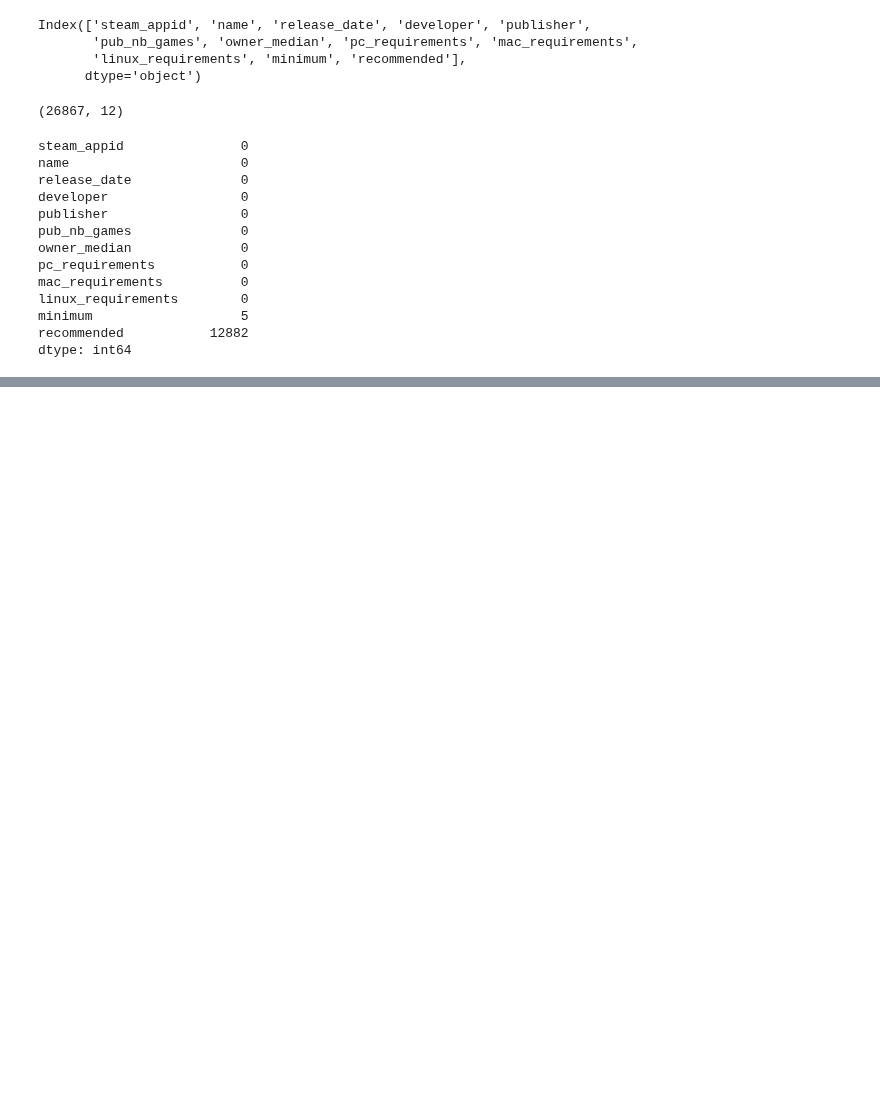
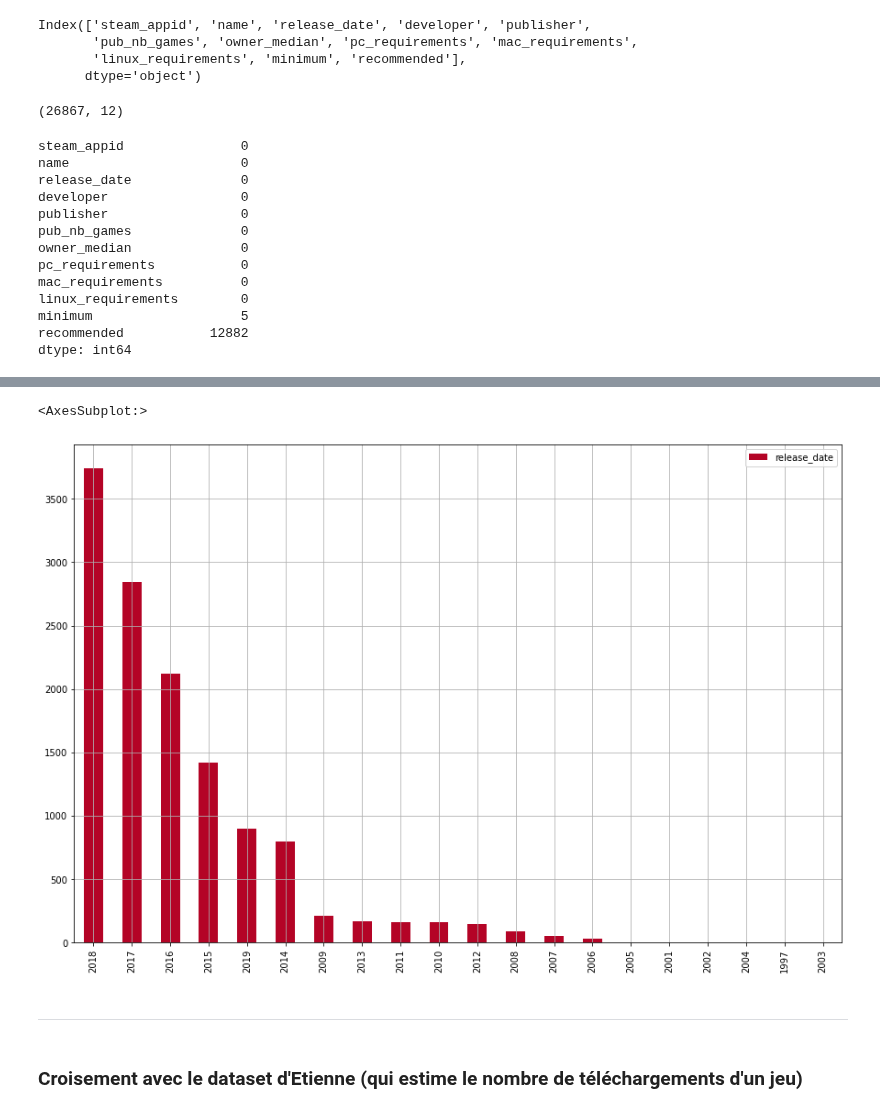
Before and after one commit to Rvanelven/steamator, a Jupyter notebook: notebooks/Mathieu_#35_Analyse_Requirements.ipynb, the cells around one changed output, grey strips where cells are left out. Cells and saved outputs as stored; diff of their text form; code cells hidden in the pictures; blank space fills up the shorter version.

```diff
--- a/notebooks/Mathieu_#35_Analyse_Requirements.ipynb
+++ b/notebooks/Mathieu_#35_Analyse_Requirements.ipynb
@@ -132,0 +163,14 @@ pub_req[pub_req['minimum'] != '[]'].shape
+# %%
+without_reco = pub_req[pub_req['recommended']==0].sort_values(by='owner_median', ascending=False)
+# %%
+# Nombre de jeux achetés selon les années SANS recommandation de config
+
+without_reco[['name','release_date','owner_median','recommended']].sort_values(by='release_date', ascending=False)
+without_reco['release_date'].dt.year.value_counts().plot(kind = 'bar',figsize=(15,10), colormap='coolwarm_r', grid=True, legend=True)
+# %% [output]
+<AxesSubplot:>
+[figure, added]
+# %% [markdown]
+____
+# %% [markdown]
+### Croisement avec le dataset d'Etienne (qui estime le nombre de téléchargements d'un jeu)
```
Also changed, not shown: parts of 50 cells of this notebook.
